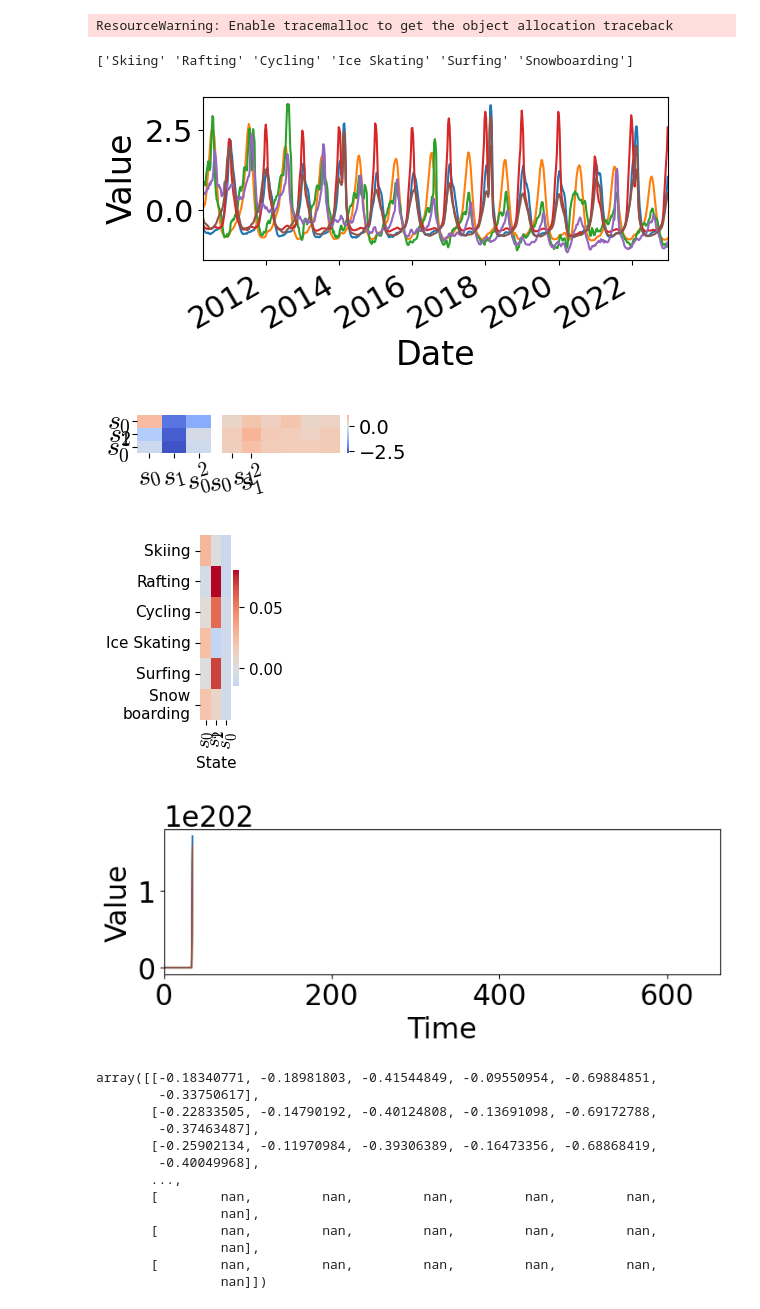
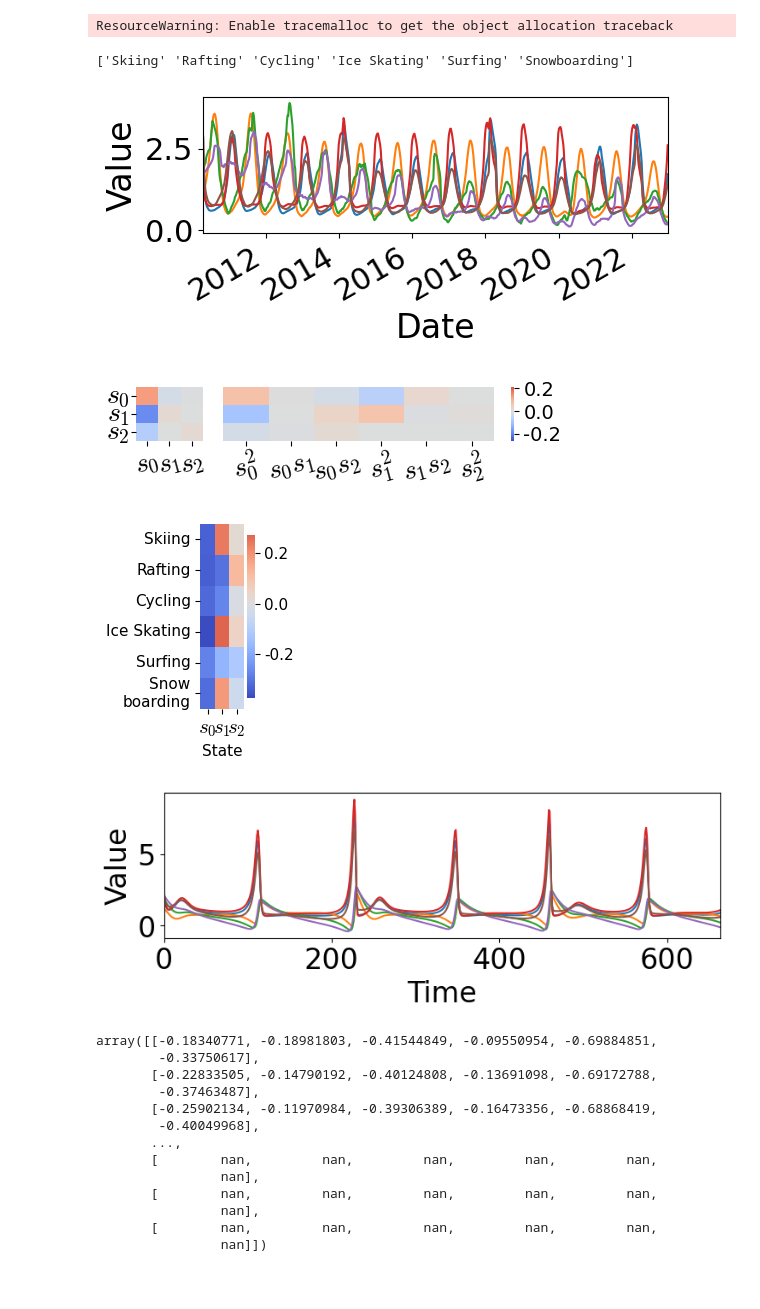
Before and after one commit to renfujiwara/LaNoLem, a Jupyter notebook: result_view.ipynb, the cells around one changed output. Drawn from its saved outputs; the diff is of its cells as text; code cells hidden in the pictures; blank space fills up the shorter version.

```diff
--- a/result_view.ipynb
+++ b/result_view.ipynb
@@ -2,14 +2,14 @@
 import pickle
 import numpy as np
 import matplotlib.pyplot as plt
-import scipy.linalg
 import scipy.stats
 import seaborn as sns
 import scipy
-from model import NLDS, plot_result, make_data
-from model.utils import make_feature_names
+from src.utils import make_feature_names
+from src.make_data import make_data
 import pandas as pd
 import matplotlib.dates as mdates
+import matplotlib.ticker as ticker
 %matplotlib inline
 
 dataset_name = 'outdoor'
@@ -21,11 +21,12 @@ annot = False
 df = pd.read_csv("./dataset/googletrends/outdoor_7.csv",  index_col=0, parse_dates=True)
 df = df[(df.index <= "2022-12-25") & (df.index >= "2010-04-05")]
 model = pickle.load(open(f'{dir_path}/model.pickle', 'rb'))
-w = scipy.stats.zscore(np.concatenate(((model.A - np.eye(model.k)), model.F), axis=1), axis=1)
+w = np.concatenate(((model.A - np.eye(model.k)), model.F), axis=1)
 # w = np.concatenate(((model.A - np.eye(model.k)), model.F), axis=1)
 
 data, setting = make_data(dataset_name)
-xticklabels = ['$s_0$','$s_1$','$s_0^2$','$s_0s_1$', '$s_1^2$'] #make_feature_names(model.k, model.dim_poly)
+xticklabels = make_feature_names(model.k, model.dim_poly)
+# ['$s_0$','$s_1$','$s_0^2$','$s_0s_1$', '$s_1^2$'] #make_feature_names(model.k, model.dim_poly)
 yticklabels = setting['yticklabels']
 print(yticklabels)
 yticklabels[-1] = 'Snow\nboarding'
@@ -35,7 +36,7 @@ vmax = np.max(w) + 0.1
 
 df = pd.DataFrame(data=data, index=df.index, columns=setting['yticklabels'])
 plt.rcParams["font.size"] = 22
-fig, ax = plt.subplots(figsize=(6.0, 2.4))
+fig, ax = plt.subplots(figsize=(6.0, 2.0))
 fig.autofmt_xdate()
 ax.plot(df.index, df)
 locator = mdates.AutoDateLocator(minticks=5, maxticks=7)
@@ -53,8 +54,8 @@ plt.rcParams["font.size"] = 14
 size = 20
 plt.rcParams['mathtext.fontset'] = 'cm'
 fig, (ax1, ax2) = plt.subplots(1, 2,
-                                gridspec_kw=dict(width_ratios=[1,2], height_ratios=[1], wspace=0.1, hspace=0.3),
-                                figsize=(3.0, 0.5))
+                                gridspec_kw=dict(width_ratios=[1,5], height_ratios=[1], wspace=0.1, hspace=0.3),
+                                figsize=(5.5, 0.7))
 sns.heatmap(w[:,:model.k],
             xticklabels=slabels[:model.k],
             yticklabels=slabels[:model.k], vmin=vmin, vmax=vmax,
@@ -69,41 +70,44 @@ sns.heatmap(w[:,model.k:],
             xticklabels=slabels[model.k:],
             yticklabels=[], vmin=vmin, vmax=vmax,
             cmap='coolwarm', fmt ='1.1e', center=0.0, ax=ax2, annot=annot)
 ax2.tick_params(axis = 'x', labelrotation = 15, labelsize=size)
 ax2.tick_params(axis = 'y', labelrotation = 0, labelsize=size)
 ax2.tick_params(pad=0.5)
+cbar = ax2.collections[0].colorbar
+cbar.ax.yaxis.set_major_formatter(ticker.FormatStrFormatter('%.1f'))
 fig.savefig(f"./{dir_path}/st_weight_3_1.{fig_type}", bbox_inches='tight', pad_inches=0.1)
 
 plt.rcParams["font.size"] = 11
 plt.rcParams['mathtext.fontset'] = 'cm'
-plt.figure(figsize=(0.5, fsize))
-sns.heatmap(model.C,
+fig, ax = plt.subplots(figsize=(0.7, fsize))
+ax = sns.heatmap(model.C,
             xticklabels=xticklabels[:model.k],
             yticklabels=yticklabels,
             cmap='coolwarm', fmt ='1.1e', center=0.0)
 plt.xticks(fontsize = 15)
 plt.xlabel("State")
-plt.savefig(f"./{dir_path}/group.{fig_type}", bbox_inches='tight', pad_inches=0.1)
+cbar = ax.collections[0].colorbar
+cbar.ax.yaxis.set_major_formatter(ticker.FormatStrFormatter('%.1f'))
+plt.savefig(f"./{dir_path}/group.{fig_type}", bbox_inches='tight', pad_inches=0.1, transparent=True)
 
 
 Sta, Obs = model.gen()
 plt.rcParams["font.size"] = 24
-data_no_noise, setting = make_data(dataset_name, noise_ratio=0.0)
 fig, ax = plt.subplots(figsize=(8.4, 2.2))
 # ax.plot(data_no_noise, figure=fig, color='lightgrey', linewidth=5)
 ax.plot(Obs)
 # ax.plot(Obs)
 ax.set_xlim(0, len(data)-1)
 ax.set_xlabel("Time", fontsize=24)
 ax.set_ylabel("Value", fontsize=24)
 fig.savefig(f"{dir_path}/state.{fig_type}", bbox_inches='tight', pad_inches=0.1)
 # %% [output]
 ResourceWarning: Enable tracemalloc to get the object allocation traceback
 ['Skiing' 'Rafting' 'Cycling' 'Ice Skating' 'Surfing' 'Snowboarding']
-[figure, old version]
+[figure, new version]
-[figure, old version]
+[figure, new version]
-[figure, old version]
+[figure, new version]
-[figure, old version]
+[figure, new version]
 # %%
 Obs
 # %% [output]
```
Also changed, not shown: parts of 17 cells of this notebook, 37 other files.
